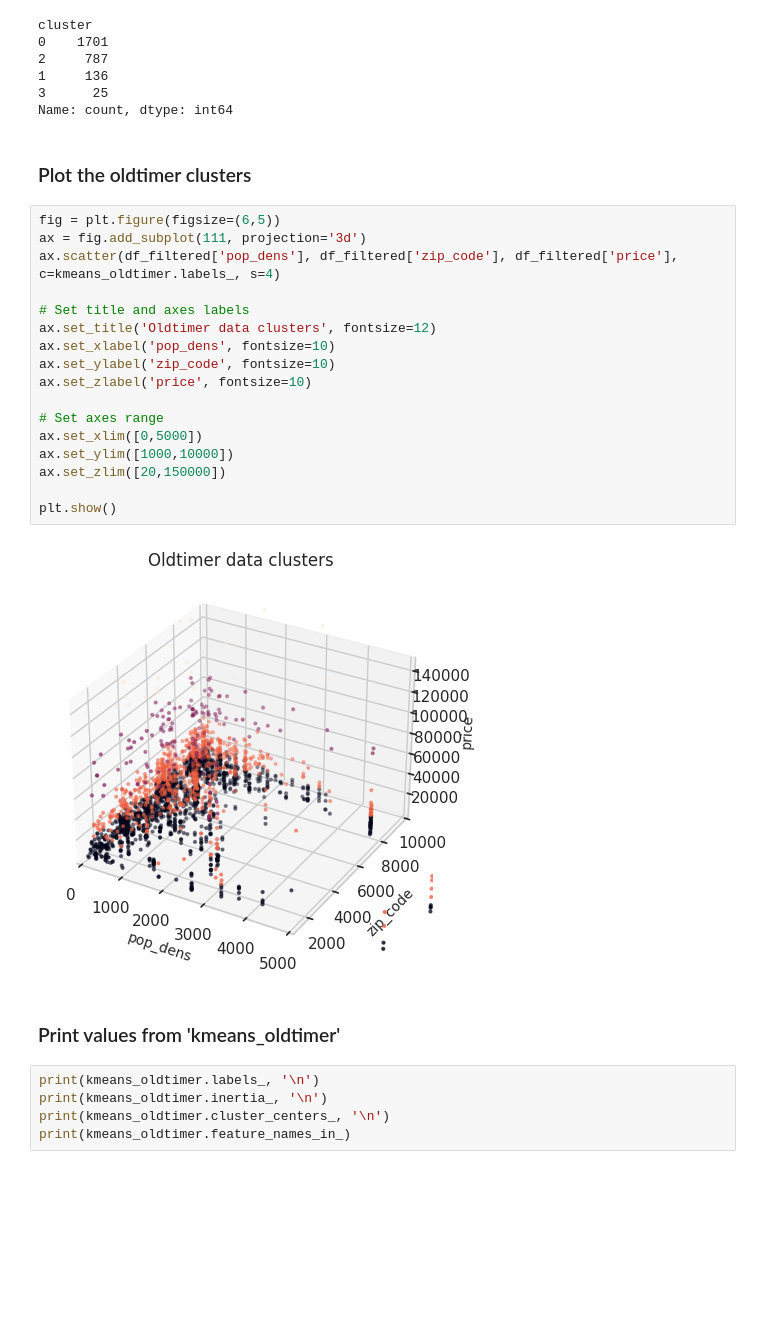
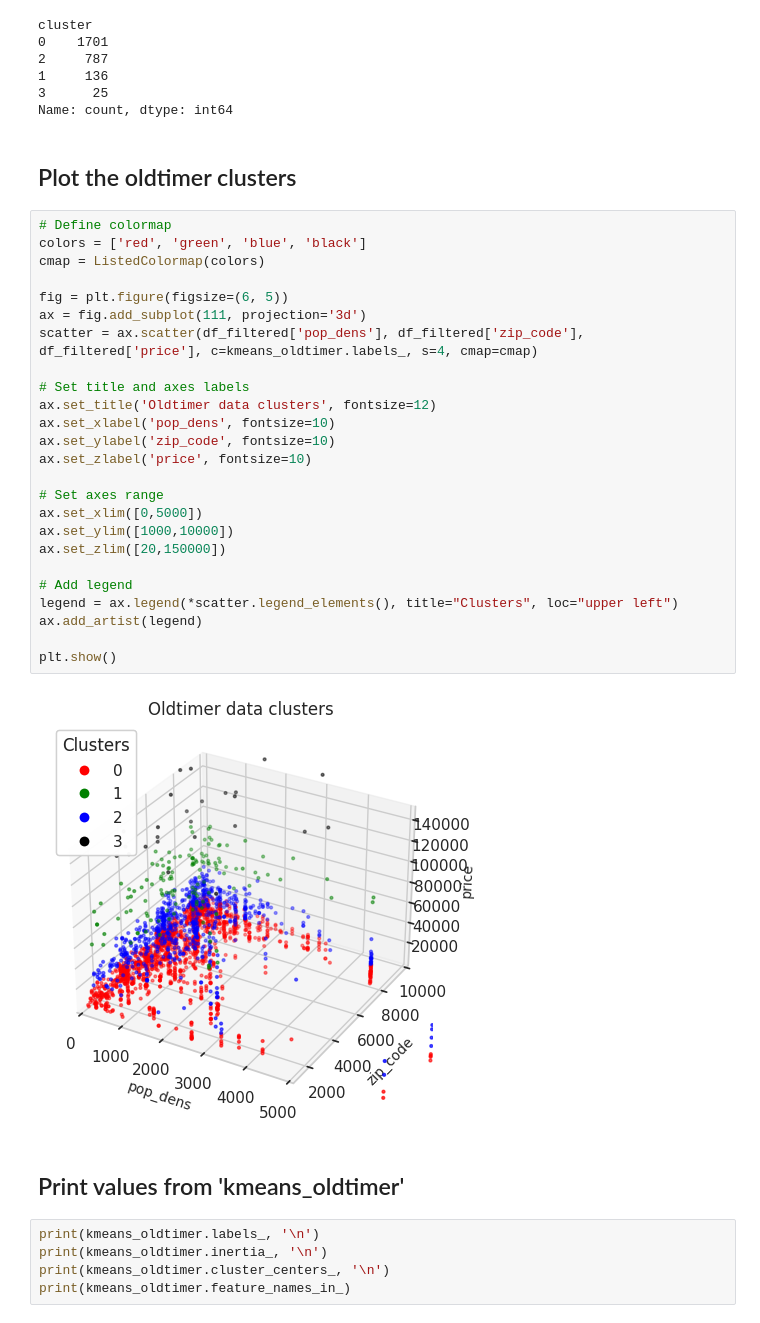
Before and after one commit to Sapdmsql/data_analytics_python_postgres, a Jupyter notebook: jupyter_postgres_db.ipynb, the cells around one changed output. Cells and saved outputs as stored; diff of their text form; blank space fills up the shorter version.

```diff
--- a/jupyter_postgres_db.ipynb
+++ b/jupyter_postgres_db.ipynb
@@ -1220,28 +1225,36 @@ cluster
 3      25
 Name: count, dtype: int64
 # %% [markdown]
-### Plot the oldtimer clusters
+## Plot the oldtimer clusters
 # %%
-fig = plt.figure(figsize=(6,5))
+# Define colormap
+colors = ['red', 'green', 'blue', 'black']
+cmap = ListedColormap(colors)
+
+fig = plt.figure(figsize=(6, 5))
 ax = fig.add_subplot(111, projection='3d')
-ax.scatter(df_filtered['pop_dens'], df_filtered['zip_code'], df_filtered['price'], c=kmeans_oldtimer.labels_, s=4)
+scatter = ax.scatter(df_filtered['pop_dens'], df_filtered['zip_code'], df_filtered['price'], c=kmeans_oldtimer.labels_, s=4, cmap=cmap)
 
 # Set title and axes labels
 ax.set_title('Oldtimer data clusters', fontsize=12)
 ax.set_xlabel('pop_dens', fontsize=10)
 ax.set_ylabel('zip_code', fontsize=10)
 ax.set_zlabel('price', fontsize=10)
 
 # Set axes range
 ax.set_xlim([0,5000])
 ax.set_ylim([1000,10000])
 ax.set_zlim([20,150000])
 
+# Add legend
+legend = ax.legend(*scatter.legend_elements(), title="Clusters", loc="upper left")
+ax.add_artist(legend)
+
 plt.show()
 # %% [output]
-[figure, old version]
+[figure, new version]
 # %% [markdown]
-### Print values from 'kmeans_oldtimer'
+## Print values from 'kmeans_oldtimer'
 # %%
 print(kmeans_oldtimer.labels_, '\n')
 print(kmeans_oldtimer.inertia_, '\n')
```
Also changed, not shown: parts of 21 cells of this notebook.
